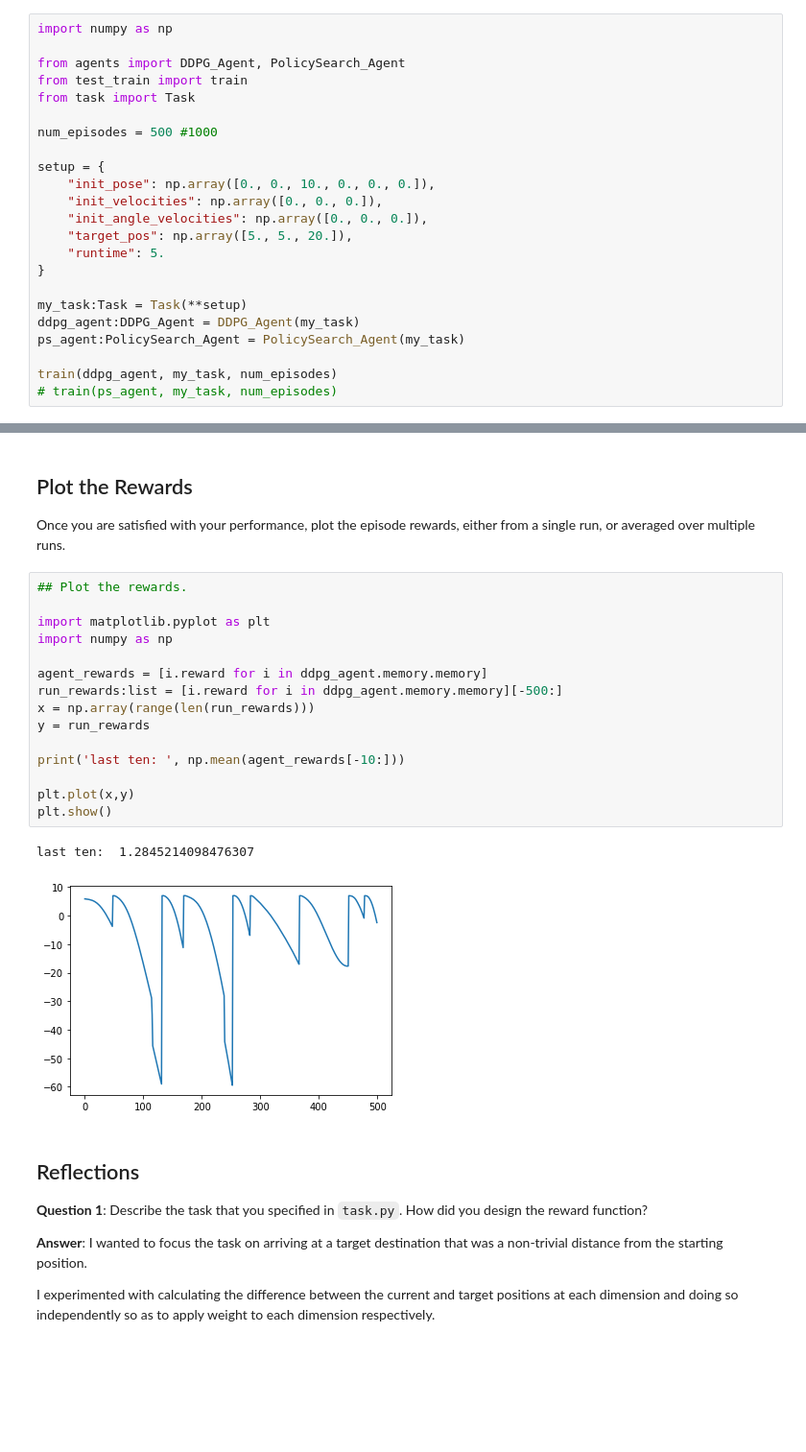
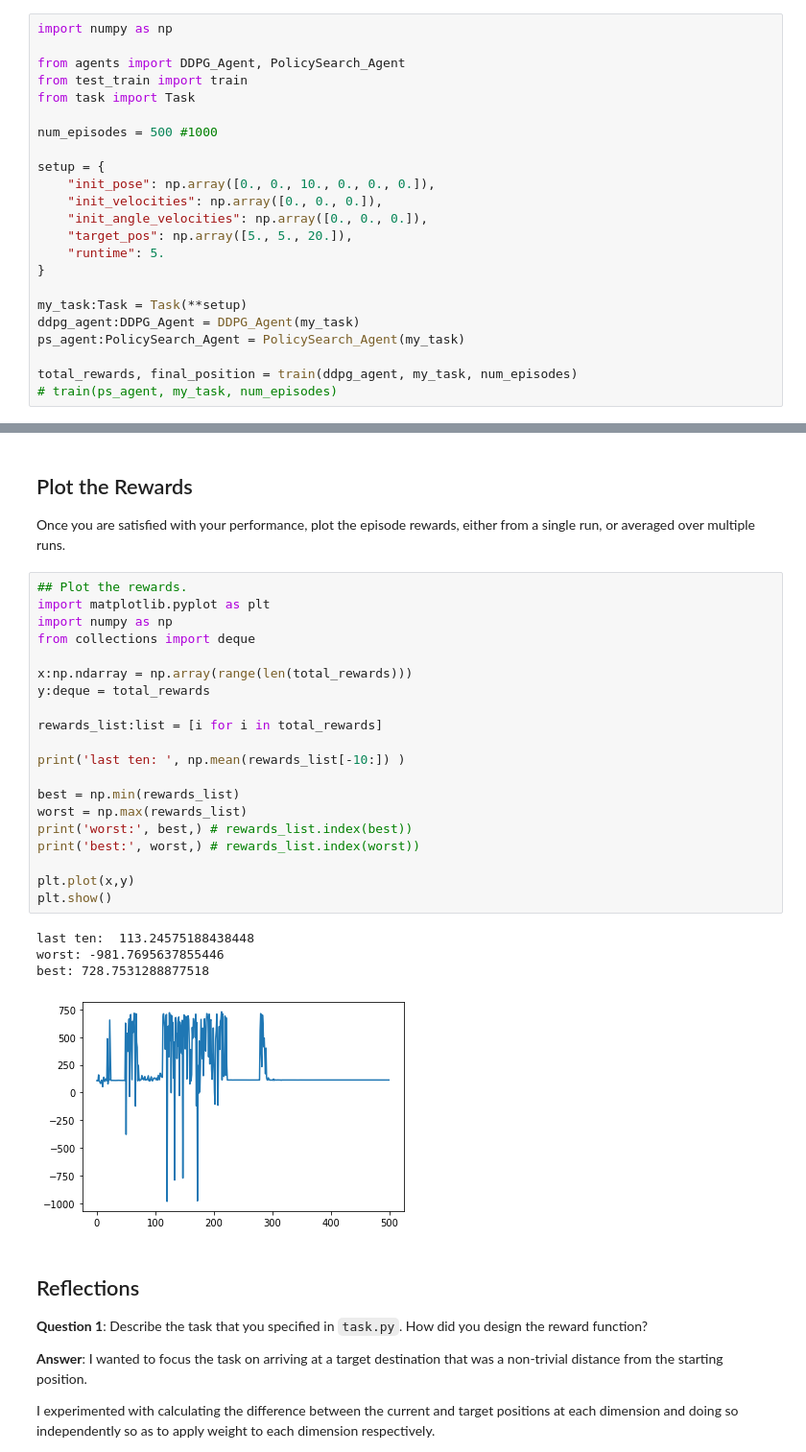
Before and after one commit to crodriguez1a/RL-Quadcopter-2, a Jupyter notebook: Quadcopter_Project.ipynb, the cells around one changed output, grey strips where cells are left out. Shown: that part at 96% size. Cells and saved outputs as stored; diff of their text form; blank space fills up the shorter version.

Commit message:
Addresses reviewer comments, fixes reward plotting

```diff
--- a/Quadcopter_Project.ipynb
+++ b/Quadcopter_Project.ipynb
@@ -261,6 +268,6 @@ my_task:Task = Task(**setup)
 ddpg_agent:DDPG_Agent = DDPG_Agent(my_task)
 ps_agent:PolicySearch_Agent = PolicySearch_Agent(my_task)
 
-train(ddpg_agent, my_task, num_episodes)
+total_rewards, final_position = train(ddpg_agent, my_task, num_episodes)
 # train(ps_agent, my_task, num_episodes)
 # %% [output]
@@ -290,22 +304,29 @@ _ = plt.ylim()
 Once you are satisfied with your performance, plot the episode rewards, either from a single run, or averaged over multiple runs.
 # %%
 ## Plot the rewards.
-
 import matplotlib.pyplot as plt
 import numpy as np
+from collections import deque
 
-agent_rewards = [i.reward for i in ddpg_agent.memory.memory]
-run_rewards:list = [i.reward for i in ddpg_agent.memory.memory][-500:]
-x = np.array(range(len(run_rewards)))
-y = run_rewards
+x:np.ndarray = np.array(range(len(total_rewards)))
+y:deque = total_rewards
 
-print('last ten: ', np.mean(agent_rewards[-10:]))
+rewards_list:list = [i for i in total_rewards]
+
+print('last ten: ', np.mean(rewards_list[-10:]) )
+
+best = np.min(rewards_list)
+worst = np.max(rewards_list)
+print('worst:', best,) # rewards_list.index(best))
+print('best:', worst,) # rewards_list.index(worst))
 
 plt.plot(x,y)
 plt.show()
 # %% [output]
-last ten:  1.2845214098476307
+last ten:  113.24575188438448
+worst: -981.7695637855446
+best: 728.7531288877518
-[figure, old version]
+[figure, new version]
 # %% [markdown]
 ## Reflections
 
```
Also changed, not shown: parts of 11 cells of this notebook, 4 other files.
